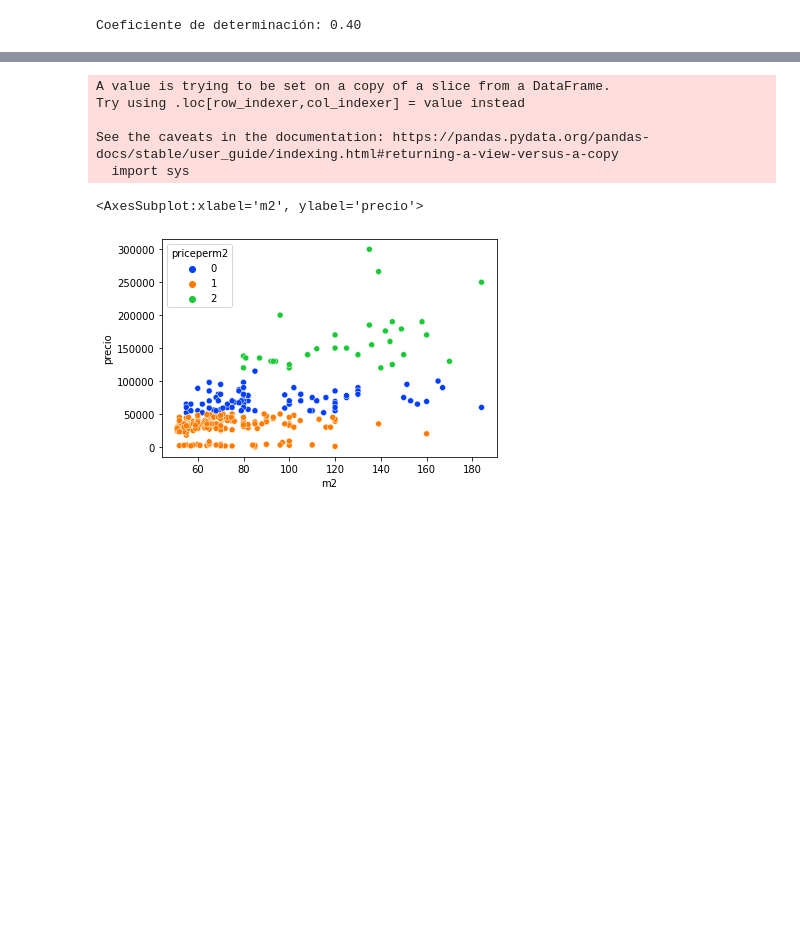
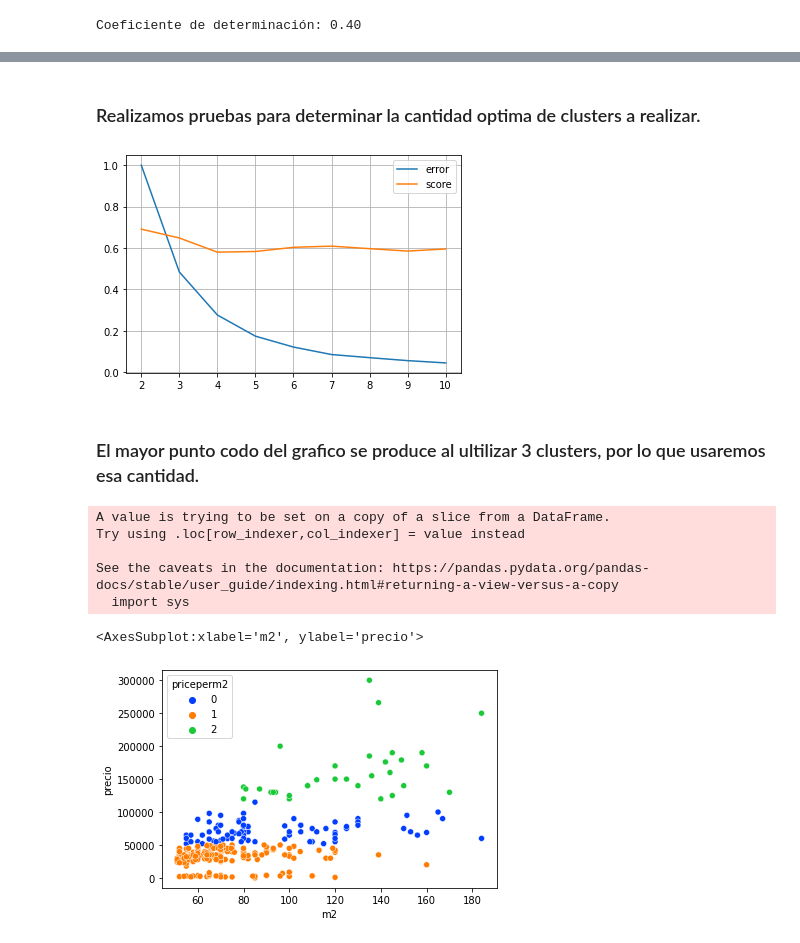
Before and after one commit to joaquin-Lobos/Proyecto_Final_Analytics, a Jupyter notebook: Proyecto Integrador Python Analytics/main.ipynb, the cells around one changed output, grey strips where cells are left out. Saved outputs shown, nothing was run; the diff lists cells and outputs as text; code cells hidden in the pictures; blank space fills up the shorter version.

```diff
--- a/Proyecto Integrador Python Analytics/main.ipynb
+++ b/Proyecto Integrador Python Analytics/main.ipynb
@@ -113,3 +143,36 @@ Coeficiente de determinación: 0.40
+# %% [markdown]
+### Realizamos pruebas para determinar la cantidad optima de clusters a realizar.
+# %%
+from sklearn.cluster import KMeans
+from sklearn.metrics import silhouette_score
+
+def find_best_model(X, max_clusters=10):
+
+    n_clusters = list(range(2, max_clusters+1))
+    ensayos = len(n_clusters)
+
+    ssd = np.zeros((ensayos))
+    score = np.zeros((ensayos))
+
+    for i in range(ensayos):
+        kmeans = KMeans(n_clusters=n_clusters[i], init="k-means++", random_state=0)
+        kmeans.fit(X)
+        ssd[i] = kmeans.inertia_
+        score[i] = silhouette_score(X, kmeans.labels_)
+
+    fig = plt.figure()
+    ax = fig.add_subplot()
+    ax.plot(n_clusters, ssd/ssd.max(), label='error')
+    ax.plot(n_clusters, score, label='score')
+    ax.grid('dashed')
+    ax.legend()
+    plt.show()
+# %%
+best_cluster = find_best_model(X)
+# %% [output]
+[figure, added]
+# %% [markdown]
+### El mayor punto codo del grafico se produce al ultilizar 3 clusters, por lo que usaremos esa cantidad.
 # %%
 from sklearn.cluster import KMeans
 
```
Also changed, not shown: parts of 21 cells of this notebook.
